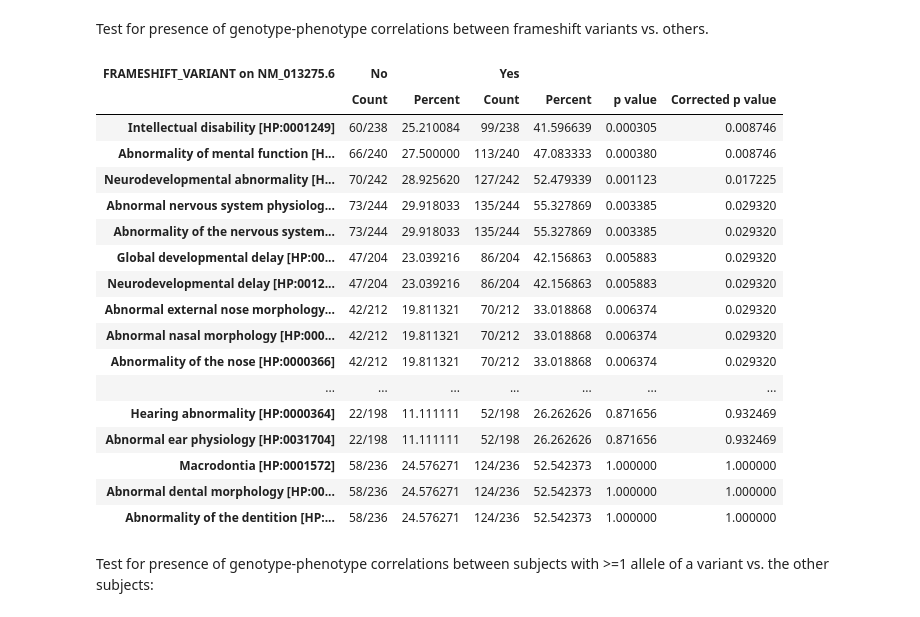
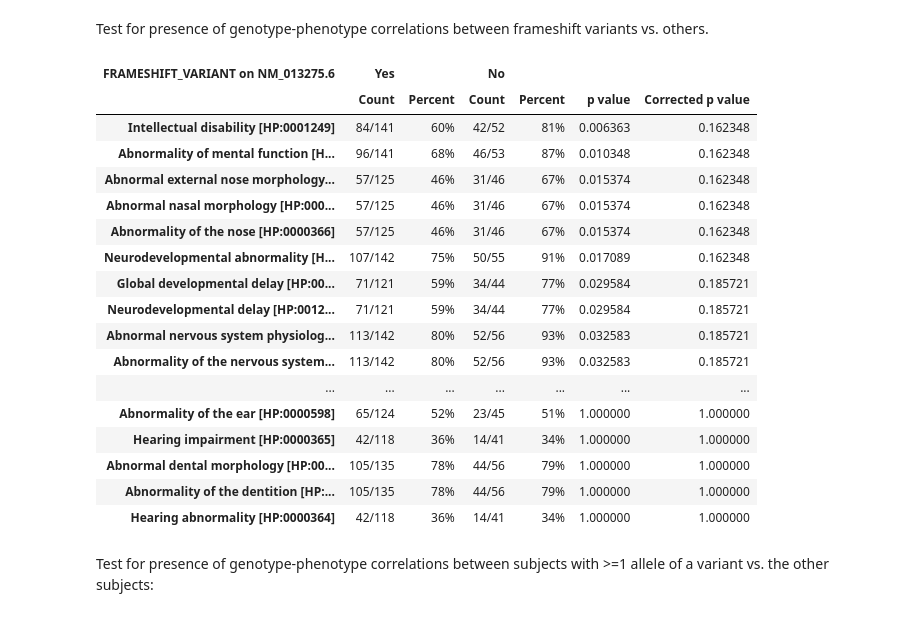
Before and after one commit to monarch-initiative/gpsea, a Jupyter notebook: notebooks/KBG/KBG.ipynb, the cells around one changed output. Drawn from its saved outputs; the diff is of its cells as text; code cells hidden in the pictures.

```diff
--- a/notebooks/KBG/KBG.ipynb
+++ b/notebooks/KBG/KBG.ipynb
@@ -19,5 +19,6 @@ We use HPO `v2023-10-09` release for this analysis.
 # %%
 import hpotk
 
-fpath_hpo = 'https://github.com/obophenotype/human-phenotype-ontology/releases/download/v2023-10-09/hp.json'
-hpo = hpotk.load_minimal_ontology(fpath_hpo)
+store = hpotk.configure_ontology_store()
+hpo = store.load_minimal_hpo(release='v2023-10-09')
+print(f'Loaded HPO v{hpo.version}')
@@ -29,6 +32,6 @@ We will load phenopacket JSON files located in `phenopackets` folder that is nex
 from genophenocorr.preprocessing import configure_caching_cohort_creator, load_phenopacket_folder
 
 fpath_phenopackets = 'phenopackets'
-cohort_creator = configure_caching_cohort_creator(hpo, cache_dir='temp_cache')
+cohort_creator = configure_caching_cohort_creator(hpo, timeout=20)
 cohort = load_phenopacket_folder(fpath_phenopackets, cohort_creator)
 # %% [output]
@@ -116,40 +119,39 @@ Use the entry in the "Key" column to investigate whether specific variants displ
 ## Configure the analysis
 # %%
 from genophenocorr.analysis import configure_cohort_analysis, CohortAnalysisConfiguration
-from genophenocorr.analysis.predicate import BooleanPredicate, GroupingPredicate
+from genophenocorr.analysis.predicate import PatientCategories
 
-analysis_config = CohortAnalysisConfiguration.builder()\
-    .missing_implies_excluded(True)\
-    .pval_correction('fdr_bh')\
-    .min_perc_patients_w_hpo(0.1)\
-    .build()
+analysis_config = CohortAnalysisConfiguration()
+analysis_config.missing_implies_excluded = True
+analysis_config.pval_correction = 'fdr_bh'
+analysis_config.min_perc_patients_w_hpo = 0.1
 analysis = configure_cohort_analysis(cohort, hpo, config=analysis_config)
 # %% [markdown]
 Test for presence of genotype-phenotype correlations between frameshift variants vs. others.
 # %%
 from genophenocorr.model import VariantEffect
 
 frameshift = analysis.compare_by_variant_effect(VariantEffect.FRAMESHIFT_VARIANT, tx_id)
-frameshift.summarize(hpo, BooleanPredicate.YES)
+frameshift.summarize(hpo, PatientCategories.YES)
 # %% [output]
-| FRAMESHIFT_VARIANT on NM_013275.6 | No |  | Yes |  |  |  |
+| FRAMESHIFT_VARIANT on NM_013275.6 | Yes |  | No |  |  |  |
 |  | Count | Percent | Count | Percent | p value | Corrected p value |
-| Intellectual disability [HP:0001249] | 60/238 | 25.210084 | 99/238 | 41.596639 | 0.000305 | 0.008746 |
-| Abnormality of mental function [H... | 66/240 | 27.500000 | 113/240 | 47.083333 | 0.000380 | 0.008746 |
-| Neurodevelopmental abnormality [H... | 70/242 | 28.925620 | 127/242 | 52.479339 | 0.001123 | 0.017225 |
-| Abnormal nervous system physiolog... | 73/244 | 29.918033 | 135/244 | 55.327869 | 0.003385 | 0.029320 |
-| Abnormality of the nervous system... | 73/244 | 29.918033 | 135/244 | 55.327869 | 0.003385 | 0.029320 |
-| Global developmental delay [HP:00... | 47/204 | 23.039216 | 86/204 | 42.156863 | 0.005883 | 0.029320 |
-| Neurodevelopmental delay [HP:0012... | 47/204 | 23.039216 | 86/204 | 42.156863 | 0.005883 | 0.029320 |
-| Abnormal external nose morphology... | 42/212 | 19.811321 | 70/212 | 33.018868 | 0.006374 | 0.029320 |
-| Abnormal nasal morphology [HP:000... | 42/212 | 19.811321 | 70/212 | 33.018868 | 0.006374 | 0.029320 |
-| Abnormality of the nose [HP:0000366] | 42/212 | 19.811321 | 70/212 | 33.018868 | 0.006374 | 0.029320 |
+| Intellectual disability [HP:0001249] | 84/141 | 60% | 42/52 | 81% | 0.006363 | 0.162348 |
+| Abnormality of mental function [H... | 96/141 | 68% | 46/53 | 87% | 0.010348 | 0.162348 |
+| Abnormal external nose morphology... | 57/125 | 46% | 31/46 | 67% | 0.015374 | 0.162348 |
+| Abnormal nasal morphology [HP:000... | 57/125 | 46% | 31/46 | 67% | 0.015374 | 0.162348 |
+| Abnormality of the nose [HP:0000366] | 57/125 | 46% | 31/46 | 67% | 0.015374 | 0.162348 |
+| Neurodevelopmental abnormality [H... | 107/142 | 75% | 50/55 | 91% | 0.017089 | 0.162348 |
+| Global developmental delay [HP:00... | 71/121 | 59% | 34/44 | 77% | 0.029584 | 0.185721 |
+| Neurodevelopmental delay [HP:0012... | 71/121 | 59% | 34/44 | 77% | 0.029584 | 0.185721 |
+| Abnormal nervous system physiolog... | 113/142 | 80% | 52/56 | 93% | 0.032583 | 0.185721 |
+| Abnormality of the nervous system... | 113/142 | 80% | 52/56 | 93% | 0.032583 | 0.185721 |
 | ... | ... | ... | ... | ... | ... | ... |
-| Hearing abnormality [HP:0000364] | 22/198 | 11.111111 | 52/198 | 26.262626 | 0.871656 | 0.932469 |
-| Abnormal ear physiology [HP:0031704] | 22/198 | 11.111111 | 52/198 | 26.262626 | 0.871656 | 0.932469 |
-| Macrodontia [HP:0001572] | 58/236 | 24.576271 | 124/236 | 52.542373 | 1.000000 | 1.000000 |
-| Abnormal dental morphology [HP:00... | 58/236 | 24.576271 | 124/236 | 52.542373 | 1.000000 | 1.000000 |
-| Abnormality of the dentition [HP:... | 58/236 | 24.576271 | 124/236 | 52.542373 | 1.000000 | 1.000000 |
+| Abnormality of the ear [HP:0000598] | 65/124 | 52% | 23/45 | 51% | 1.000000 | 1.000000 |
+| Hearing impairment [HP:0000365] | 42/118 | 36% | 14/41 | 34% | 1.000000 | 1.000000 |
+| Abnormal dental morphology [HP:00... | 105/135 | 78% | 44/56 | 79% | 1.000000 | 1.000000 |
+| Abnormality of the dentition [HP:... | 105/135 | 78% | 44/56 | 79% | 1.000000 | 1.000000 |
+| Hearing abnormality [HP:0000364] | 42/118 | 36% | 14/41 | 34% | 1.000000 | 1.000000 |
 # %% [markdown]
 Test for presence of genotype-phenotype correlations between subjects with >=1 allele of a variant vs. the other subjects:
 # %%
```
Also changed, not shown: parts of 7 cells of this notebook, 4 other files.
